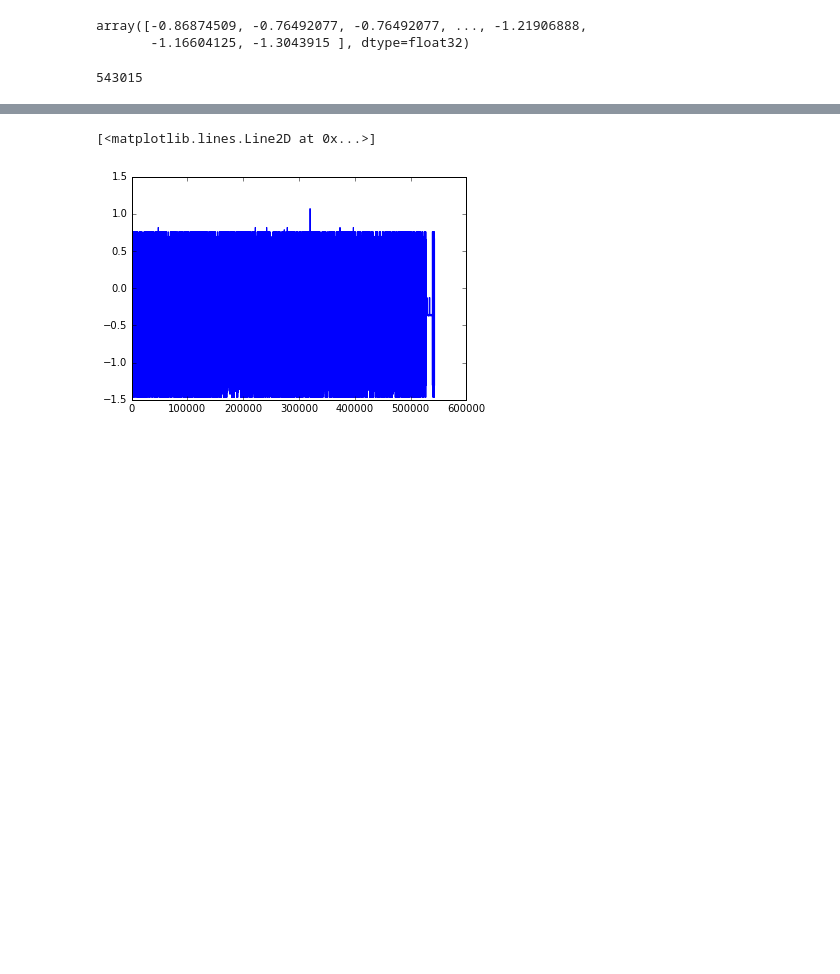
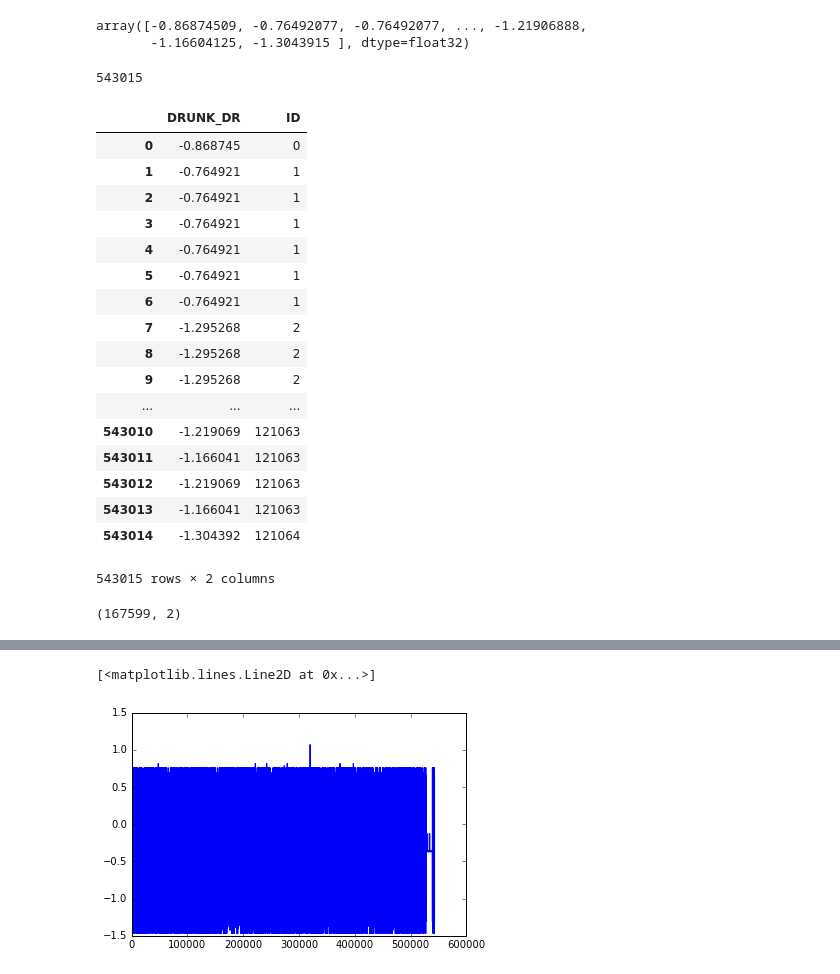
Before and after one commit to seantma/MDST-FARS-share, a Jupyter notebook: Model_xgboost.ipynb, the cells around one changed output, grey strips where cells are left out. Saved outputs shown, nothing was run; the diff lists cells and outputs as text; code cells hidden in the pictures; blank space fills up the shorter version.

Commit message:
remove submission duplicates

```diff
--- a/Model_xgboost.ipynb
+++ b/Model_xgboost.ipynb
@@ -206,4 +207,29 @@ len(ypred)
 # %%
 # Given a prediction, create a Kaggle submission file
 submit = pd.DataFrame(data={'ID': alltest_df['ID'], 'DRUNK_DR': ypred})
-submit.to_csv('fars_submit_xgb001.csv', index = False)
+submit
+# %% [output]
+|  | DRUNK_DR | ID |
+| 0 | -0.868745 | 0 |
+| 1 | -0.764921 | 1 |
+| 2 | -0.764921 | 1 |
+| 3 | -0.764921 | 1 |
+| 4 | -0.764921 | 1 |
+| 5 | -0.764921 | 1 |
+| 6 | -0.764921 | 1 |
+| 7 | -1.295268 | 2 |
+| 8 | -1.295268 | 2 |
+| 9 | -1.295268 | 2 |
+| ... | ... | ... |
+| 543010 | -1.219069 | 121063 |
+| 543011 | -1.166041 | 121063 |
+| 543012 | -1.219069 | 121063 |
+| 543013 | -1.166041 | 121063 |
+| 543014 | -1.304392 | 121064 |
+543015 rows × 2 columns
+# %%
+# removing duplicates (there are still some)
+submit_uniq = submit.drop_duplicates()
+print(submit_uniq.shape)
+# %% [output]
+(167599, 2)
```
Also changed, not shown: parts of 5 cells of this notebook, 1 other file.
